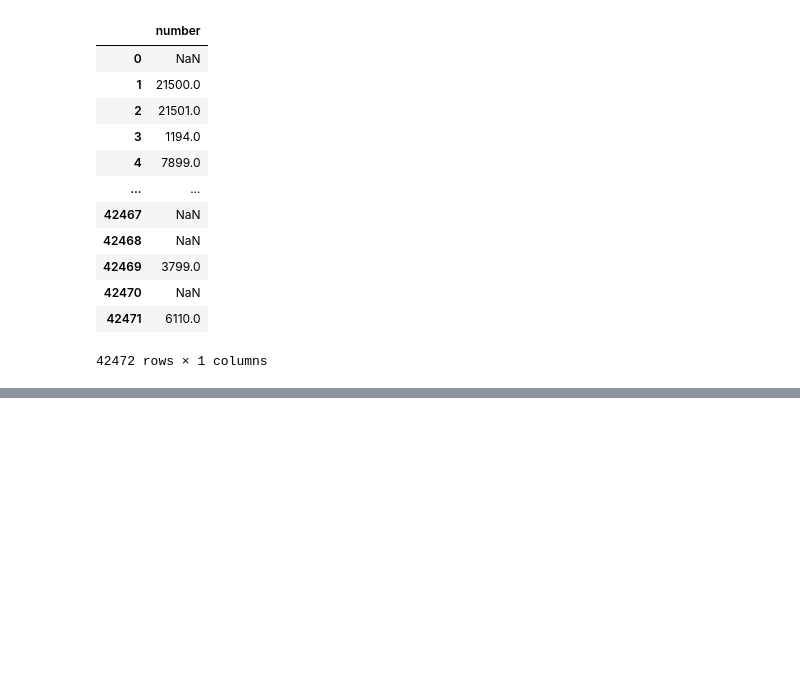
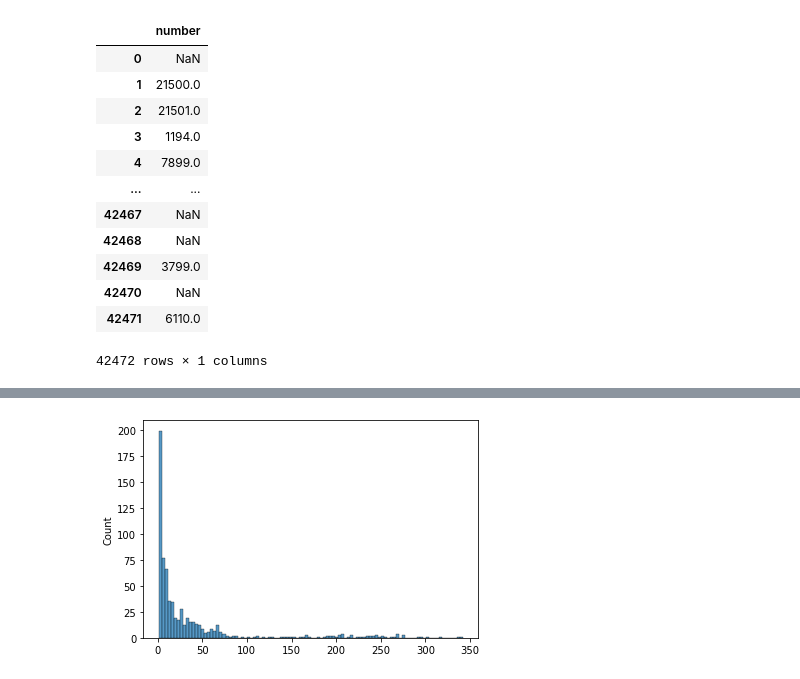
Before and after one commit to jeffreyfloyd/DST-and-traffic-implications, a Jupyter notebook: code/data_cleaning.ipynb, the cells around one changed output, grey strips where cells are left out. Saved outputs shown, nothing was run; the diff lists cells and outputs as text; code cells hidden in the pictures; blank space fills up the shorter version.

```diff
--- a/code/data_cleaning.ipynb
+++ b/code/data_cleaning.ipynb
@@ -95,0 +154,2 @@ chi_df[['number']]
+# %%
+chi_df[['precipitation(in)']].fillna(0.01, inplace = True)
@@ -95,0 +193,4 @@ chi_df[['number']]
+# %%
+sns.histplot(chi_df[['wind_chill(f)']].value_counts().sort_index(), bins = 100);
+# %% [output]
+[figure, added]
```
Also changed, not shown: parts of 12 cells of this notebook.
